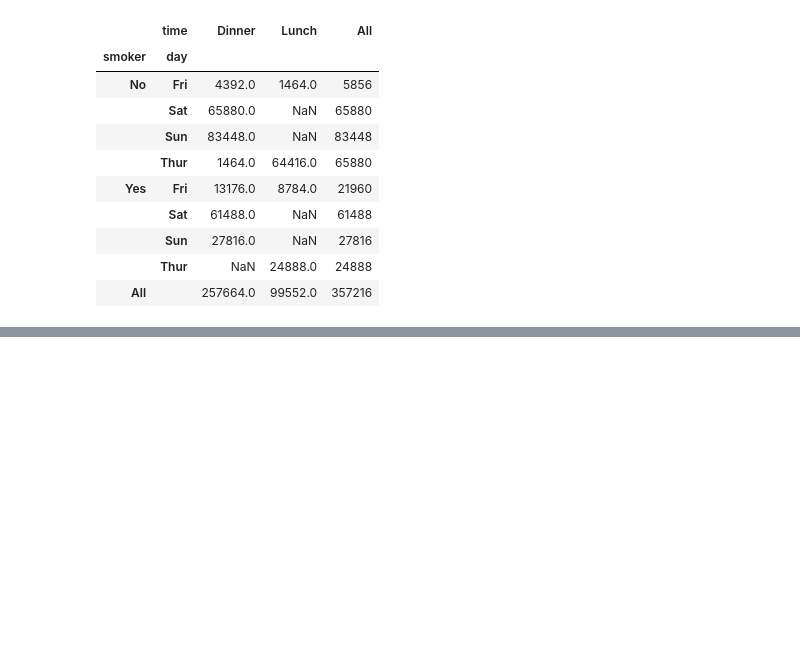
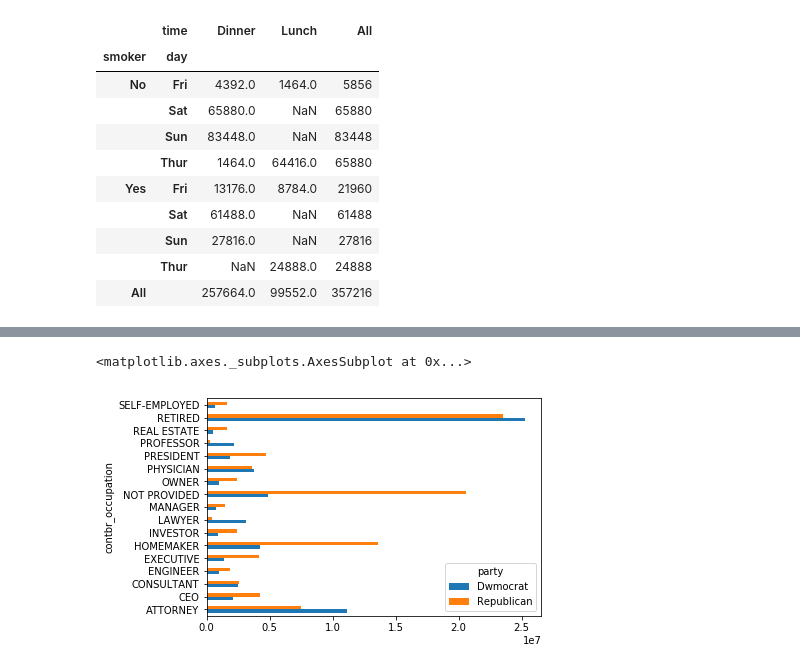
Before and after one commit to longfengpili/python-for-data-analysis, a Jupyter notebook: 第九章.ipynb, the cells around one changed output, grey strips where cells are left out. Drawn from its saved outputs; the diff is of its cells as text; code cells hidden in the pictures; blank space fills up the shorter version.

```diff
--- a/第九章.ipynb
+++ b/第九章.ipynb
@@ -724,0 +897,13 @@ ValueError: No axis named 2 for object type <class 'pandas.core.frame.DataFrame'
+# %%
+emp_mapping = {
+    'INFORMATION REQUESTED PER BEST EFFORTS':'NOT PROVIDED',
+    'INFORMATION REQUESTED':'NOT PROVIDED',
+    'SELF':'SELF-EMPLOYED',
+    'SELF EMPLOYED':'SELF-EMPLOYED'
+}
+# %%
+fec.contbr_employer = fec.contbr_employer.map(lambda x : emp_mapping.get(x,x))
+# %%
+by_occupation = fec.pivot_table('contb_receipt_amt',index='contbr_occupation',columns='party',aggfunc='sum')
+# %%
+over_2mm = by_occupation[by_occupation.sum(1) > 2000000]
@@ -724,0 +932,5 @@ ValueError: No axis named 2 for object type <class 'pandas.core.frame.DataFrame'
+# %%
+over_2mm.plot(kind='barh')
+# %% [output]
+<matplotlib.axes._subplots.AxesSubplot at 0x...>
+[figure, added]
```
Also changed, not shown: parts of 23 cells of this notebook.
